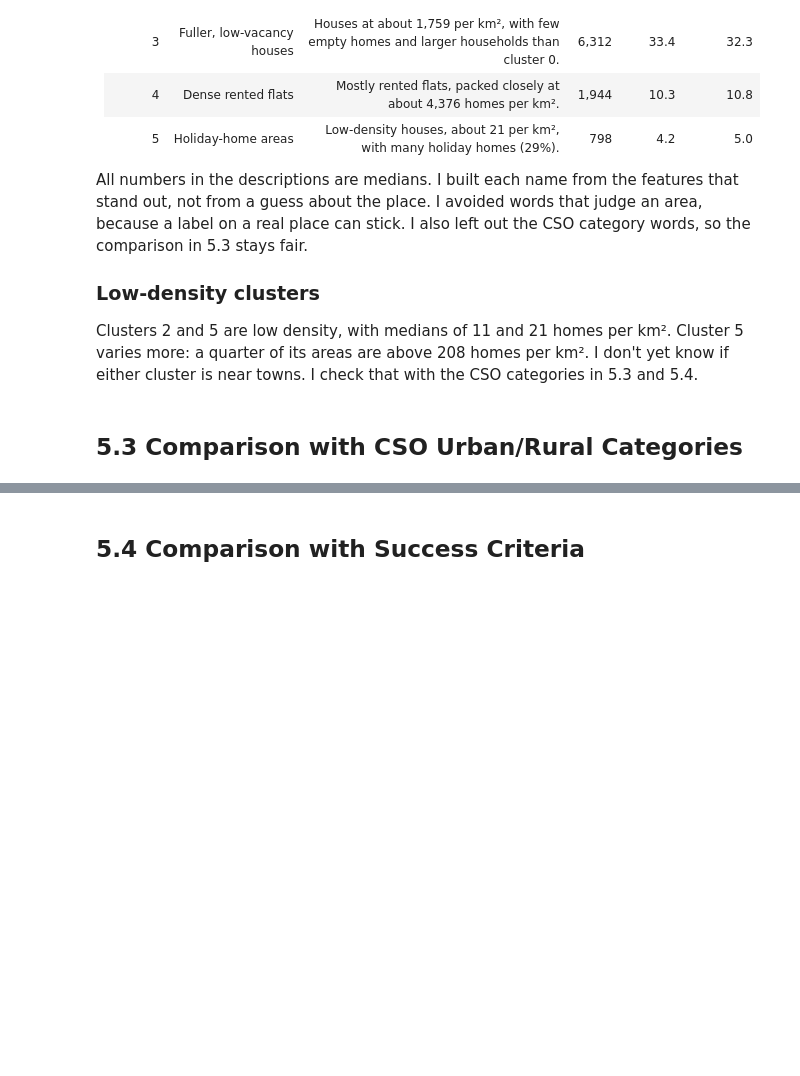
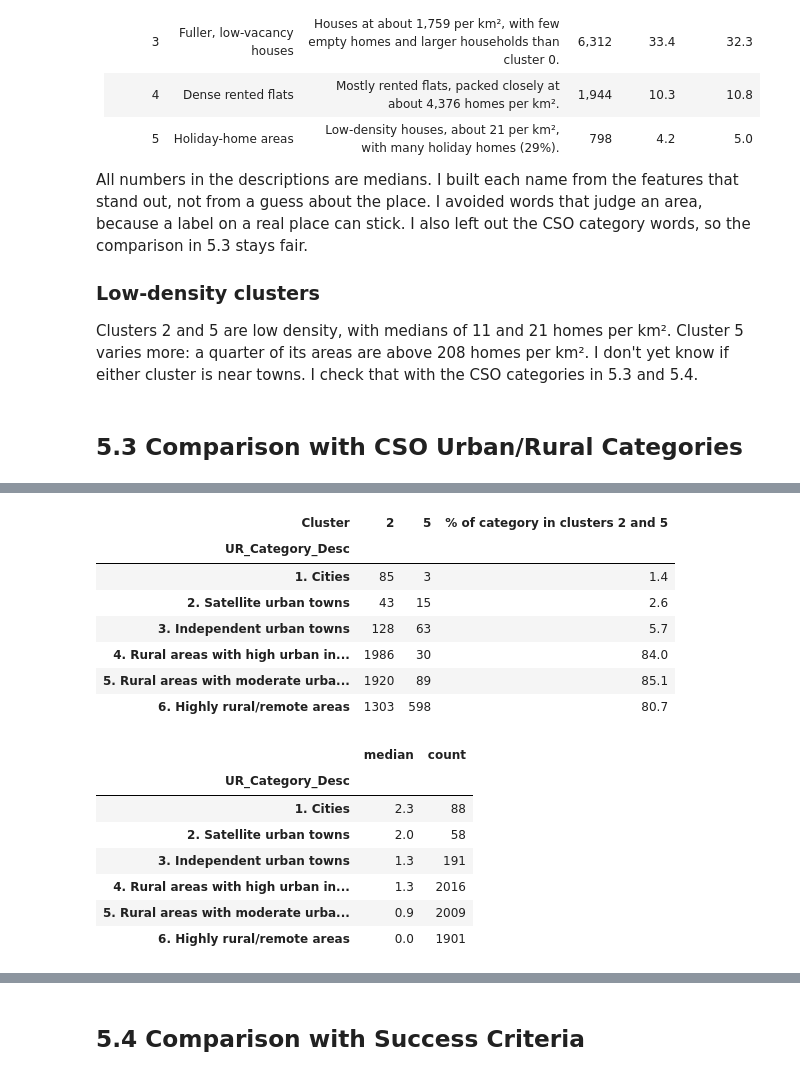
Before and after one commit to SwoopCodes/Data-Analytics_Irish-housing-density, a Jupyter notebook: notebooks/CA2_CRISP_DM_Notebook.ipynb, the cells around one changed output, grey strips where cells are left out. Drawn from its saved outputs; the diff is of its cells as text; code cells hidden in the pictures; blank space fills up the shorter version.

```diff
--- a/notebooks/CA2_CRISP_DM_Notebook.ipynb
+++ b/notebooks/CA2_CRISP_DM_Notebook.ipynb
@@ -2247,0 +2378,26 @@ Clusters 2 and 5 are low density, with medians of 11 and 21 homes per km². Clus
+# %%
+# Step 5: low-density clusters 2 and 5. Which CSO categories are they in?
+low_density = counts[[2, 5]].copy()
+low_density["% of category in clusters 2 and 5"] = (low_density.sum(axis=1) / counts.sum(axis=1) * 100).round(1)
+display(low_density)
+
+# Second clue: % Public transport in those two clusters, by CSO category
+low_rows = features_df[features_df["Cluster"].isin([2, 5])]
+display(low_rows.groupby("UR_Category_Desc")["% Public transport"].agg(["median", "count"]).round(1))
+# %% [output]
+| Cluster | 2 | 5 | % of category in clusters 2 and 5 |
+| UR_Category_Desc |  |  |  |
+| 1. Cities | 85 | 3 | 1.4 |
+| 2. Satellite urban towns | 43 | 15 | 2.6 |
+| 3. Independent urban towns | 128 | 63 | 5.7 |
+| 4. Rural areas with high urban in... | 1986 | 30 | 84.0 |
+| 5. Rural areas with moderate urba... | 1920 | 89 | 85.1 |
+| 6. Highly rural/remote areas | 1303 | 598 | 80.7 |
+|  | median | count |
+| UR_Category_Desc |  |  |
+| 1. Cities | 2.3 | 88 |
+| 2. Satellite urban towns | 2.0 | 58 |
+| 3. Independent urban towns | 1.3 | 191 |
+| 4. Rural areas with high urban in... | 1.3 | 2016 |
+| 5. Rural areas with moderate urba... | 0.9 | 2009 |
+| 6. Highly rural/remote areas | 0.0 | 1901 |
```
Also changed, not shown: parts of 7 cells of this notebook, 1 other file.
